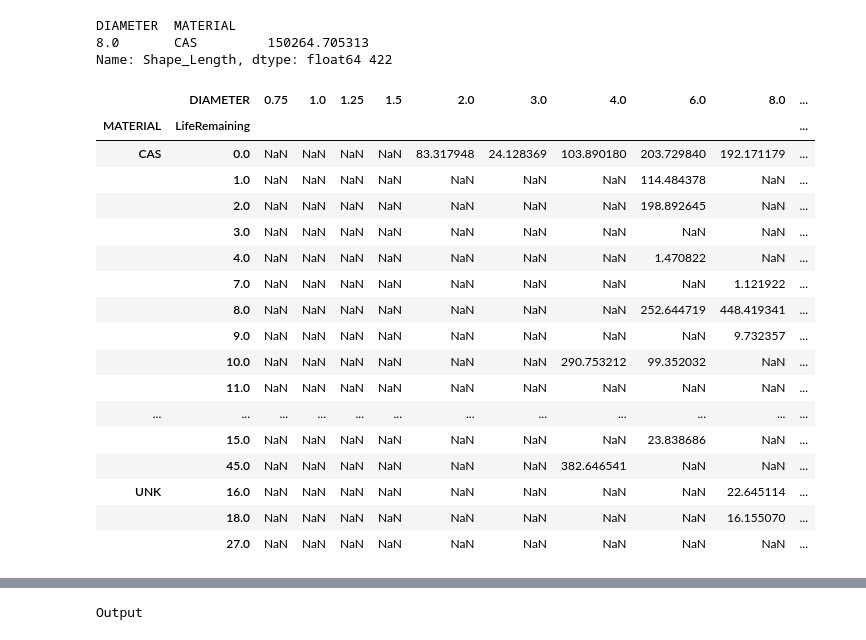
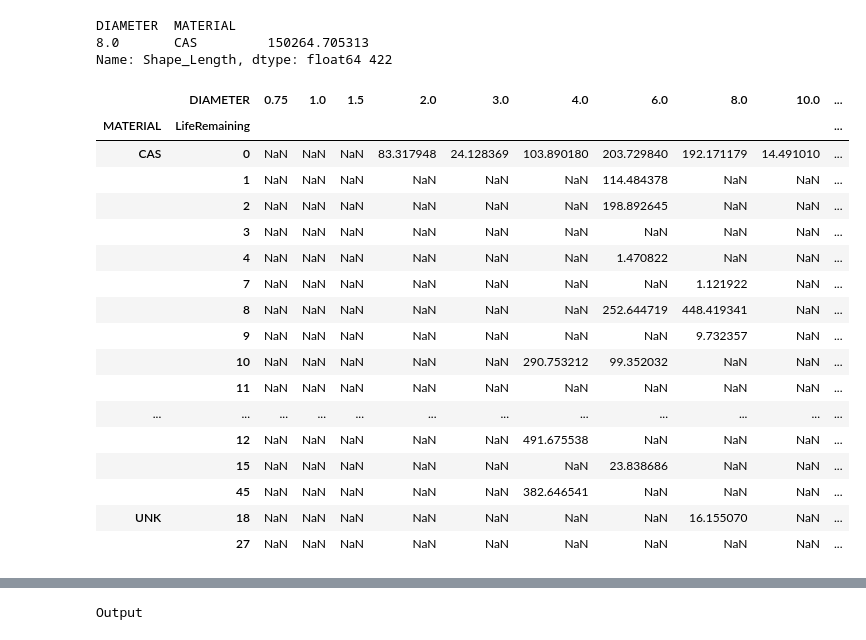
Before and after one commit to gontek/CMED, a Jupyter notebook: AssetPrediction.ipynb, the cells around one changed output, grey strips where cells are left out. Drawn from its saved outputs; the diff is of its cells as text; code cells hidden in the pictures.

```diff
--- a/AssetPrediction.ipynb
+++ b/AssetPrediction.ipynb
@@ -292,43 +295,43 @@ arcpy.management.SelectLayerByAttribute("PipesThatBrokeOrLeaked", "NEW_SELECTION
 # %%
 #exploring pandas data frames, pivot tables, and grouping material and diameter summary lengths
 #this result would be useful for data quality control
 
 
 import pandas as pd
-arcpy.management.SelectLayerByAttribute(watermains, "NEW_SELECTION", "WATERTYPE = 'Potable'", None)
+arcpy.management.SelectLayerByAttribute(watermains, "NEW_SELECTION", "WATERTYPE = 'Potable' And MAINTBY NOT IN (-1)", None)
 
 fc = watermains
 
 fields = ['DIAMETER', 'MATERIAL', 'LifeRemaining','Shape_Length'] #Change to match your input
 
 df = pd.DataFrame.from_records(data=arcpy.da.SearchCursor(fc,fields),columns=fields)
 
 table = pd.pivot_table(df, values='Shape_Length', index=['MATERIAL', 'LifeRemaining'], columns=['DIAMETER'])
 #print(table)
 #display(table)
 
 from IPython.display import display, HTML
 
 display(HTML(table.to_html()))
 # %% [output]
-|  | DIAMETER | 0.75 | 1.0 | 1.25 | 1.5 | 2.0 | 3.0 | 4.0 | 6.0 | 8.0 | ... |
+|  | DIAMETER | 0.75 | 1.0 | 1.5 | 2.0 | 3.0 | 4.0 | 6.0 | 8.0 | 10.0 | ... |
 | MATERIAL | LifeRemaining |  |  |  |  |  |  |  |  |  | ... |
-| CAS | 0.0 | NaN | NaN | NaN | NaN | 83.317948 | 24.128369 | 103.890180 | 203.729840 | 192.171179 | ... |
-|  | 1.0 | NaN | NaN | NaN | NaN | NaN | NaN | NaN | 114.484378 | NaN | ... |
-|  | 2.0 | NaN | NaN | NaN | NaN | NaN | NaN | NaN | 198.892645 | NaN | ... |
-|  | 3.0 | NaN | NaN | NaN | NaN | NaN | NaN | NaN | NaN | NaN | ... |
-|  | 4.0 | NaN | NaN | NaN | NaN | NaN | NaN | NaN | 1.470822 | NaN | ... |
-|  | 7.0 | NaN | NaN | NaN | NaN | NaN | NaN | NaN | NaN | 1.121922 | ... |
-|  | 8.0 | NaN | NaN | NaN | NaN | NaN | NaN | NaN | 252.644719 | 448.419341 | ... |
-|  | 9.0 | NaN | NaN | NaN | NaN | NaN | NaN | NaN | NaN | 9.732357 | ... |
-|  | 10.0 | NaN | NaN | NaN | NaN | NaN | NaN | 290.753212 | 99.352032 | NaN | ... |
-|  | 11.0 | NaN | NaN | NaN | NaN | NaN | NaN | NaN | NaN | NaN | ... |
+| CAS | 0 | NaN | NaN | NaN | 83.317948 | 24.128369 | 103.890180 | 203.729840 | 192.171179 | 14.491010 | ... |
+|  | 1 | NaN | NaN | NaN | NaN | NaN | NaN | 114.484378 | NaN | NaN | ... |
+|  | 2 | NaN | NaN | NaN | NaN | NaN | NaN | 198.892645 | NaN | NaN | ... |
+|  | 3 | NaN | NaN | NaN | NaN | NaN | NaN | NaN | NaN | NaN | ... |
+|  | 4 | NaN | NaN | NaN | NaN | NaN | NaN | 1.470822 | NaN | NaN | ... |
+|  | 7 | NaN | NaN | NaN | NaN | NaN | NaN | NaN | 1.121922 | NaN | ... |
+|  | 8 | NaN | NaN | NaN | NaN | NaN | NaN | 252.644719 | 448.419341 | NaN | ... |
+|  | 9 | NaN | NaN | NaN | NaN | NaN | NaN | NaN | 9.732357 | NaN | ... |
+|  | 10 | NaN | NaN | NaN | NaN | NaN | 290.753212 | 99.352032 | NaN | NaN | ... |
+|  | 11 | NaN | NaN | NaN | NaN | NaN | NaN | NaN | NaN | NaN | ... |
 | ... | ... | ... | ... | ... | ... | ... | ... | ... | ... | ... | ... |
-|  | 15.0 | NaN | NaN | NaN | NaN | NaN | NaN | NaN | 23.838686 | NaN | ... |
-|  | 45.0 | NaN | NaN | NaN | NaN | NaN | NaN | 382.646541 | NaN | NaN | ... |
-| UNK | 16.0 | NaN | NaN | NaN | NaN | NaN | NaN | NaN | NaN | 22.645114 | ... |
-|  | 18.0 | NaN | NaN | NaN | NaN | NaN | NaN | NaN | NaN | 16.155070 | ... |
-|  | 27.0 | NaN | NaN | NaN | NaN | NaN | NaN | NaN | NaN | NaN | ... |
+|  | 12 | NaN | NaN | NaN | NaN | NaN | 491.675538 | NaN | NaN | NaN | ... |
+|  | 15 | NaN | NaN | NaN | NaN | NaN | NaN | 23.838686 | NaN | NaN | ... |
+|  | 45 | NaN | NaN | NaN | NaN | NaN | 382.646541 | NaN | NaN | NaN | ... |
+| UNK | 18 | NaN | NaN | NaN | NaN | NaN | NaN | NaN | 16.155070 | NaN | ... |
+|  | 27 | NaN | NaN | NaN | NaN | NaN | NaN | NaN | NaN | NaN | ... |
 # %%
 #exploring pandas data frames, pivot tables, and grouping material and diameter summary lengths
 #this result would be useful for data quality control
```
Also changed, not shown: parts of 20 cells of this notebook.
